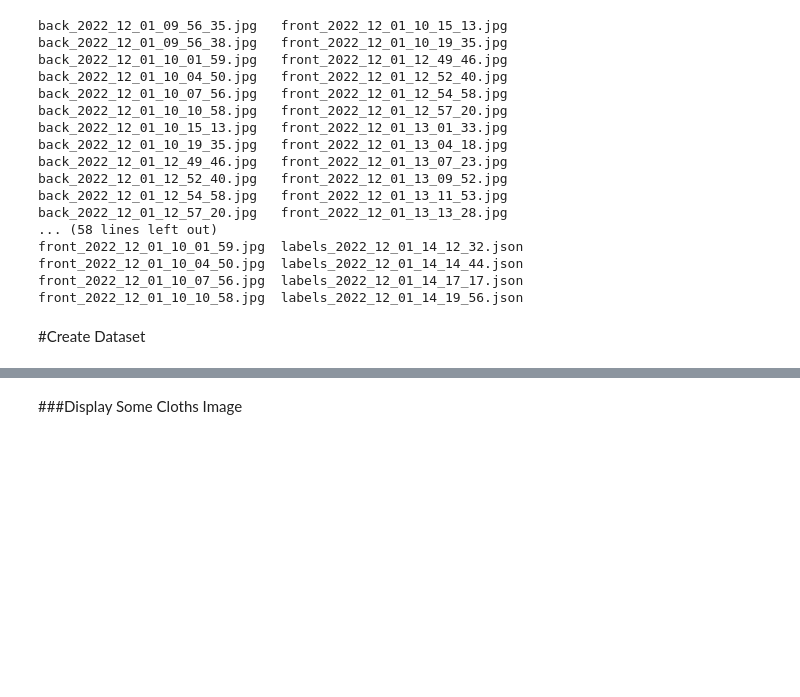
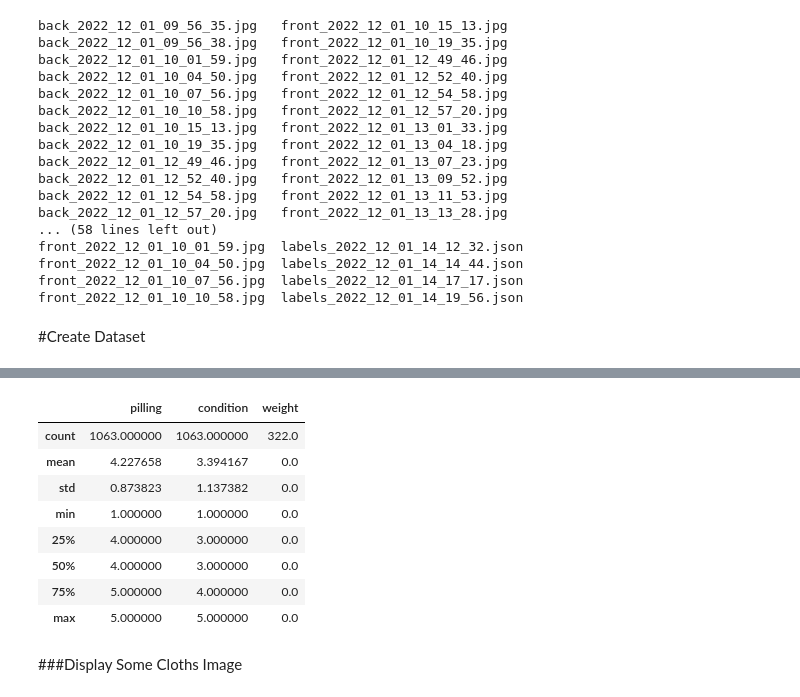
Before and after one commit to Boonyaratt/Second-Hand-Price-Prediction-CNN, a Jupyter notebook: Main.ipynb, the cells around one changed output, grey strips where cells are left out. Cells and saved outputs as stored; diff of their text form; code cells hidden in the pictures; blank space fills up the shorter version.

```diff
--- a/Main.ipynb
+++ b/Main.ipynb
@@ -156,3 +168,15 @@ memory usage: 232.5+ KB
+# %%
+df.describe()
+# %% [output]
+|  | pilling | condition | weight |
+| count | 1063.000000 | 1063.000000 | 322.0 |
+| mean | 4.227658 | 3.394167 | 0.0 |
+| std | 0.873823 | 1.137382 | 0.0 |
+| min | 1.000000 | 1.000000 | 0.0 |
+| 25% | 4.000000 | 3.000000 | 0.0 |
+| 50% | 4.000000 | 3.000000 | 0.0 |
+| 75% | 5.000000 | 4.000000 | 0.0 |
+| max | 5.000000 | 5.000000 | 0.0 |
 # %% [markdown]
 ###Display Some Cloths Image
 # %%
```
Also changed, not shown: parts of 14 cells of this notebook.
